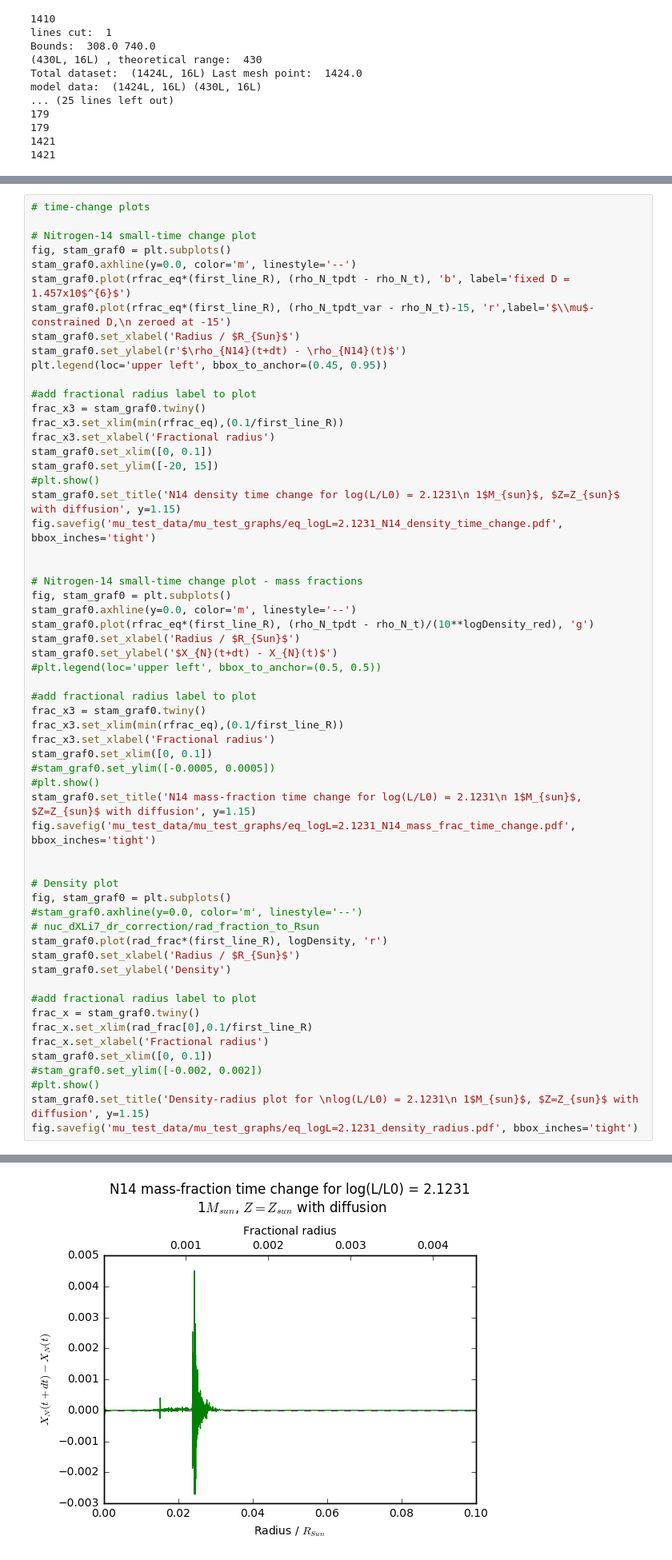
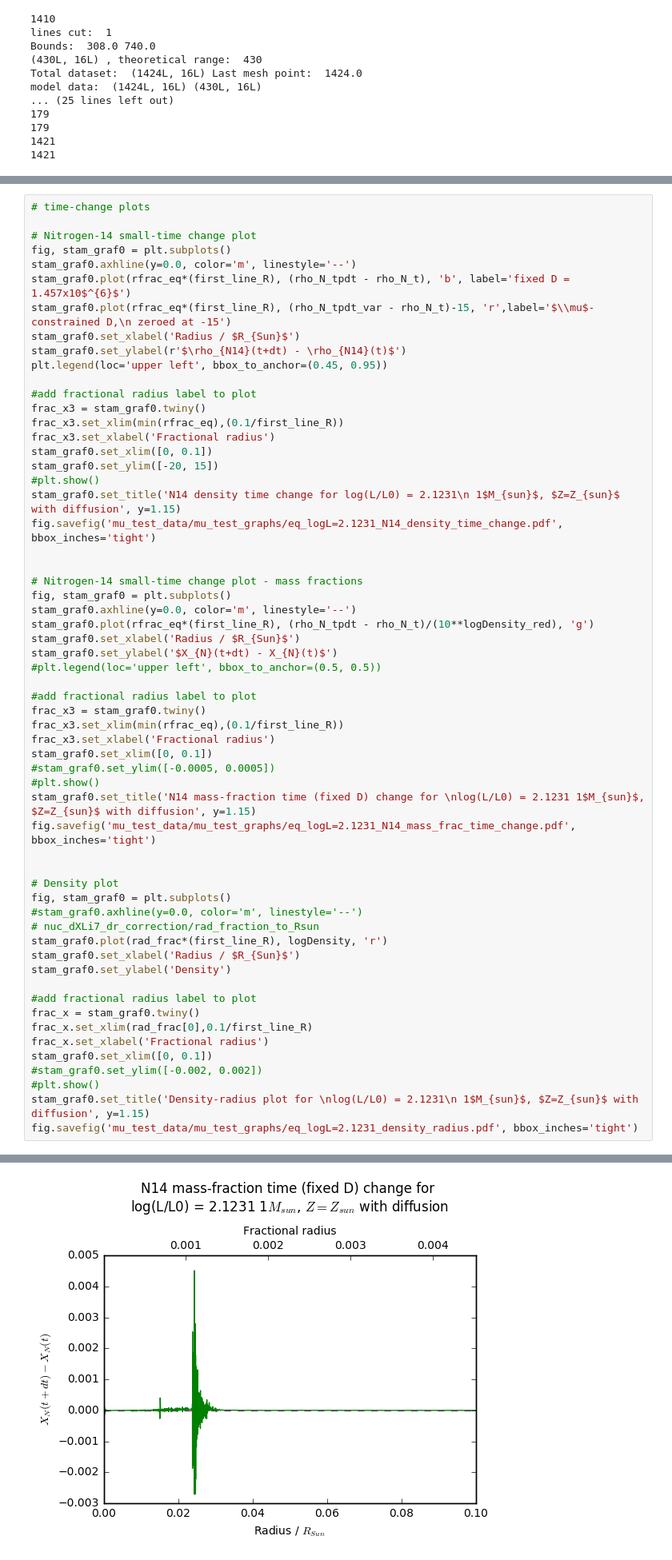
Before and after one commit to AlexlwAstro/phd_work, a Jupyter notebook: franec_stampe_plots.ipynb, the cells around one changed output, grey strips where cells are left out. Shown at 80% size. Cells and saved outputs as stored; diff of their text form.

```diff
--- a/franec_stampe_plots.ipynb
+++ b/franec_stampe_plots.ipynb
@@ -405,35 +405,35 @@ stam_graf0.set_ylabel('$X_{N}(t+dt) - X_{N}(t)$')
 
 #add fractional radius label to plot
 frac_x3 = stam_graf0.twiny()
 frac_x3.set_xlim(min(rfrac_eq),(0.1/first_line_R))
 frac_x3.set_xlabel('Fractional radius')
 stam_graf0.set_xlim([0, 0.1])
 #stam_graf0.set_ylim([-0.0005, 0.0005])
 #plt.show()
-stam_graf0.set_title('N14 mass-fraction time change for log(L/L0) = 2.1231\n 1$M_{sun}$, $Z=Z_{sun}$ with diffusion', y=1.15)
+stam_graf0.set_title('N14 mass-fraction time (fixed D) change for \nlog(L/L0) = 2.1231 1$M_{sun}$, $Z=Z_{sun}$ with diffusion', y=1.15)
 fig.savefig('mu_test_data/mu_test_graphs/eq_logL=2.1231_N14_mass_frac_time_change.pdf', bbox_inches='tight')
 
 
 # Density plot
 fig, stam_graf0 = plt.subplots()
 #stam_graf0.axhline(y=0.0, color='m', linestyle='--')
 # nuc_dXLi7_dr_correction/rad_fraction_to_Rsun
 stam_graf0.plot(rad_frac*(first_line_R), logDensity, 'r')
 stam_graf0.set_xlabel('Radius / $R_{Sun}$')
 stam_graf0.set_ylabel('Density')
 
 #add fractional radius label to plot
 frac_x = stam_graf0.twiny()
 frac_x.set_xlim(rad_frac[0],0.1/first_line_R)
 frac_x.set_xlabel('Fractional radius')
 stam_graf0.set_xlim([0, 0.1])
 #stam_graf0.set_ylim([-0.002, 0.002])
 #plt.show()
 stam_graf0.set_title('Density-radius plot for \nlog(L/L0) = 2.1231\n 1$M_{sun}$, $Z=Z_{sun}$ with diffusion', y=1.15)
 fig.savefig('mu_test_data/mu_test_graphs/eq_logL=2.1231_density_radius.pdf', bbox_inches='tight')
 # %% [output]
 [figure]
-[figure, old version]
+[figure, new version]
 [figure]
 # %%
 from matplotlib.collections import LineCollection
```
Also changed, not shown: parts of 2 cells of this notebook, 21 other files.
